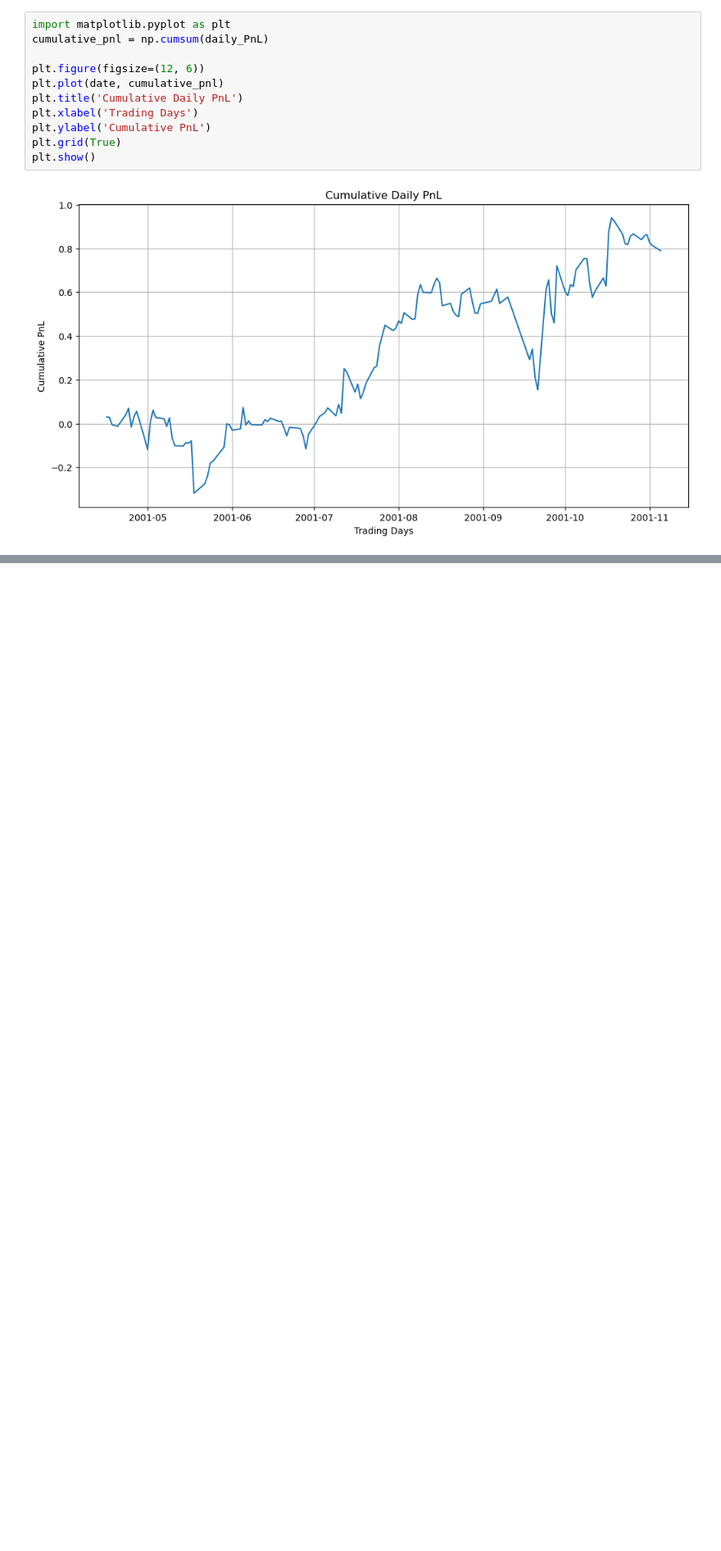
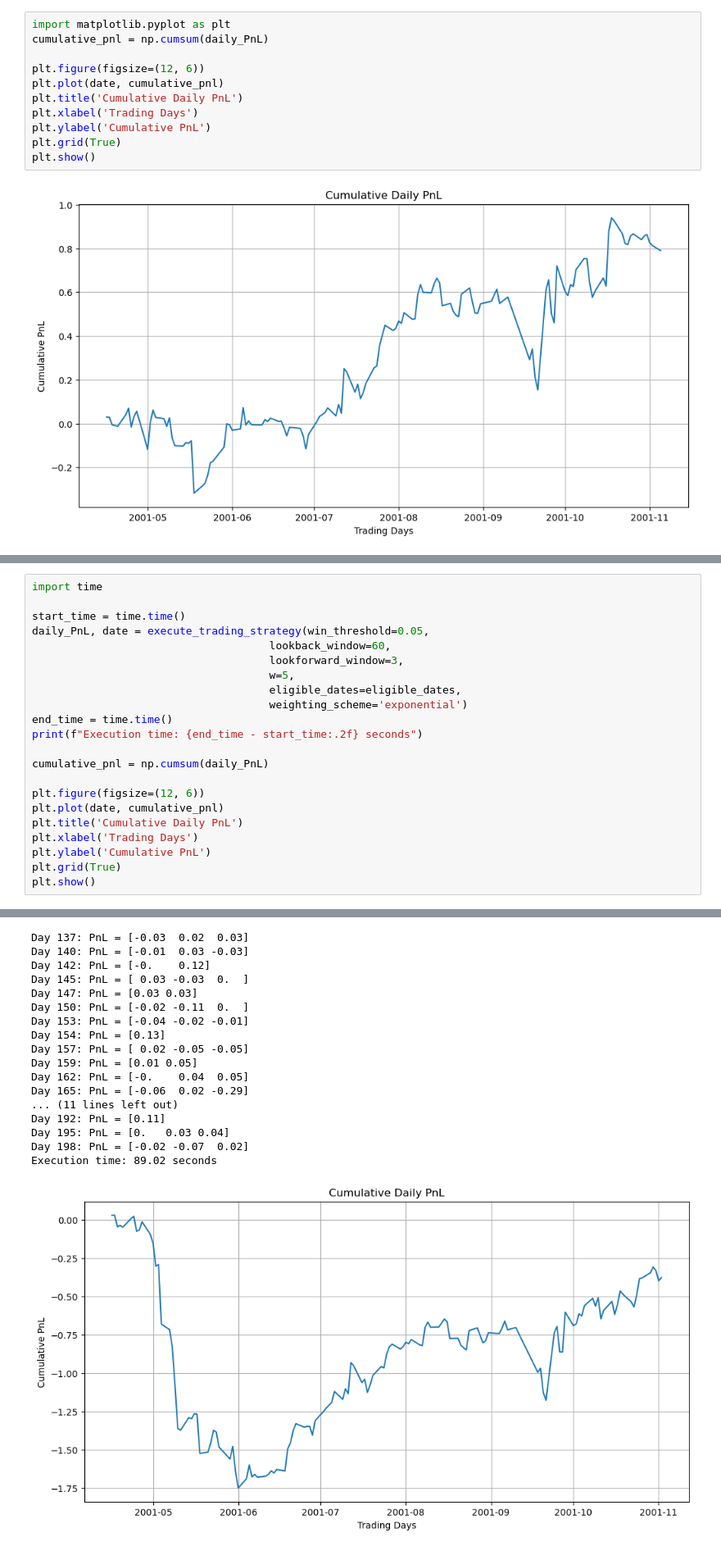
Before and after one commit to khangnguyen275/spectral_clustering_finance, a Jupyter notebook: khang.ipynb, the cells around one changed output, grey strips where cells are left out. Shown: that part at 82% size. Drawn from its saved outputs; the diff is of its cells as text; blank space fills up the shorter version.

```diff
--- a/khang.ipynb
+++ b/khang.ipynb
@@ -98,0 +591,23 @@ print(calculate_Return_Rate(pd.DataFrame(), 5))  # Example usage, replace with a
+# %%
+import time
+
+start_time = time.time()
+daily_PnL, date = execute_trading_strategy(win_threshold=0.05,
+                                     lookback_window=60,
+                                     lookforward_window=3,
+                                     w=5,
+                                     eligible_dates=eligible_dates,
+                                     weighting_scheme='exponential')
+end_time = time.time()
+print(f"Execution time: {end_time - start_time:.2f} seconds")
+
+cumulative_pnl = np.cumsum(daily_PnL)
+
+plt.figure(figsize=(12, 6))
+plt.plot(date, cumulative_pnl)
+plt.title('Cumulative Daily PnL')
+plt.xlabel('Trading Days')
+plt.ylabel('Cumulative PnL')
+plt.grid(True)
+plt.show()
+# %% [output]
@@ -98,0 +638,18 @@ print(calculate_Return_Rate(pd.DataFrame(), 5))  # Example usage, replace with a
+Day 137: PnL = [-0.03  0.02  0.03]
+Day 140: PnL = [-0.01  0.03 -0.03]
+Day 142: PnL = [-0.    0.12]
+Day 145: PnL = [ 0.03 -0.03  0.  ]
+Day 147: PnL = [0.03 0.03]
+Day 150: PnL = [-0.02 -0.11  0.  ]
+Day 153: PnL = [-0.04 -0.02 -0.01]
+Day 154: PnL = [0.13]
+Day 157: PnL = [ 0.02 -0.05 -0.05]
+Day 159: PnL = [0.01 0.05]
+Day 162: PnL = [-0.    0.04  0.05]
+Day 165: PnL = [-0.06  0.02 -0.29]
+... (11 lines left out)
+Day 192: PnL = [0.11]
+Day 195: PnL = [0.   0.03 0.04]
+Day 198: PnL = [-0.02 -0.07  0.02]
+Execution time: 89.02 seconds
+[figure, added]
```
Also changed, not shown: parts of 14 cells of this notebook, 1 other file.
